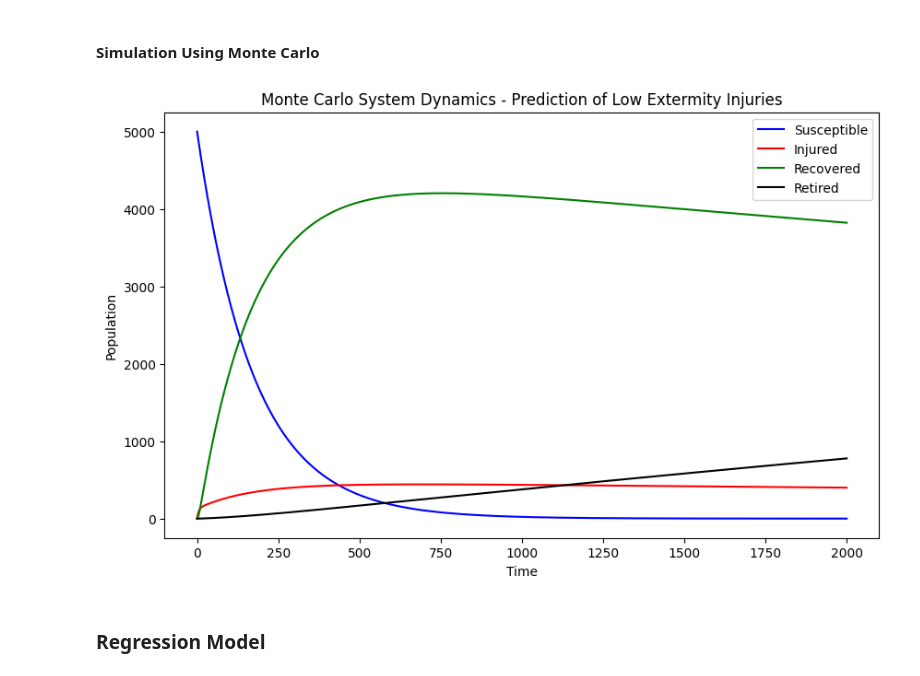
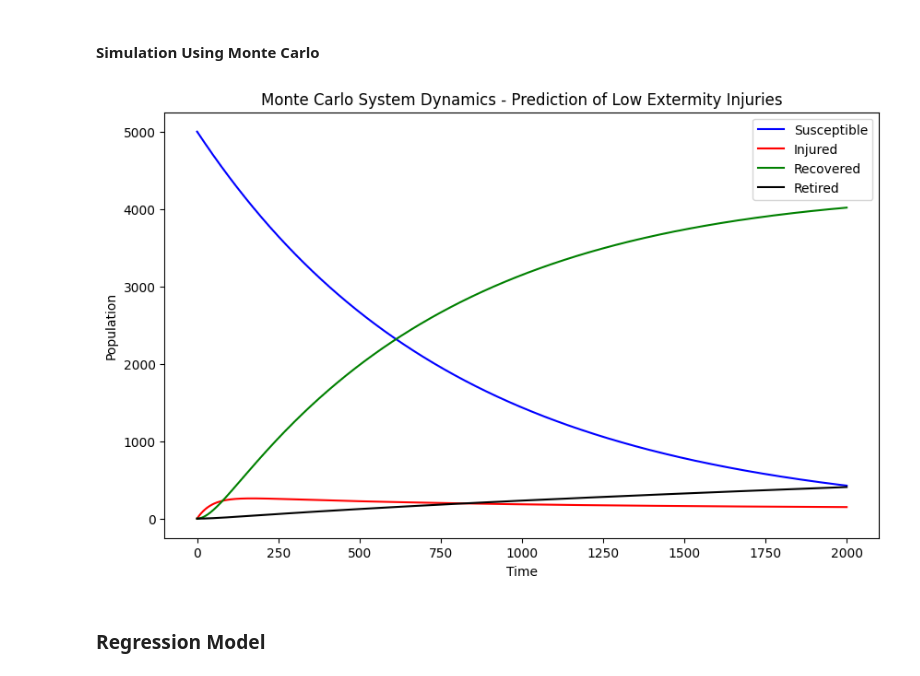
Before and after one commit to zeyadmohaymen/injury-dynamics-model, a Jupyter notebook: src/simulations.ipynb, the cells around one changed output. Saved outputs shown, nothing was run; the diff lists cells and outputs as text; code cells hidden in the pictures.

Commit message:
complex model monte carlo simulation

```diff
--- a/src/simulations.ipynb
+++ b/src/simulations.ipynb
@@ -271,12 +271,12 @@ from scipy.integrate import odeint
 import matplotlib.pyplot as plt
 
 #differential equations
-def model(y, t, sus_injury_rate, sus_training_rate, rec_injury_rate, rec_training_rate, rehab_rate, ret_rate):
+def model(y, t, int_risk_sus, ext_risk, risk_exposure, int_risk_rec, rehab_rate, ret_rate):
     susceptible, injured, recovered, retired = y
 
-    dsdt = - susceptible * sus_injury_rate * sus_training_rate
-    didt = susceptible * sus_injury_rate * sus_training_rate + recovered * rec_injury_rate * rec_training_rate - injured * rehab_rate - injured * ret_rate
-    drdt = injured * rehab_rate - recovered * rec_injury_rate * rec_training_rate
+    dsdt = - susceptible * int_risk_sus * ext_risk * risk_exposure
+    didt = susceptible * int_risk_sus * ext_risk * risk_exposure + recovered * int_risk_rec * ext_risk * risk_exposure - injured * rehab_rate - injured * ret_rate
+    drdt = injured * rehab_rate - recovered * int_risk_rec * ext_risk * risk_exposure
     drretdt = injured * ret_rate
 
     return [dsdt, didt, drdt, drretdt]
@@ -297,43 +297,64 @@ for _ in range(simulations):
     #random variations
     mc_sus_injury_rate = injury_rate + (injury_rate / 10) * np.random.randn()
     mc_sus_training_rate = training_rate + (training_rate / 10) * np.random.randn()
-    mc_rec_injury_rate = rec_injury_rate + (rec_injury_rate / 10) * np.random.randn()
-    mc_rec_training_rate = rec_training_rate + (rec_training_rate / 10) * np.random.randn()
     mc_rehab_rate = rehabilitation_rate + (rehabilitation_rate / 10) * np.random.randn()
     mc_ret_rate = retire_rate + (retire_rate / 10) * np.random.randn()
+
+    mc_temp = temperature + (temperature / 10) * np.random.randn()
+    mc_humidity = humidity + (humidity / 10) * np.random.randn()
+    mc_risk_exposure_rate_in_games_and_practice = risk_exposure_rate_in_games_and_practice + (risk_exposure_rate_in_games_and_practice / 10) * np.random.randn()
+    mc_decline_in_core_stability_rate = decline_in_core_stability_rate + (decline_in_core_stability_rate / 10) * np.random.randn()
+
+    mc_return_to_training_rate = return_to_training_rate + (return_to_training_rate / 10) * np.random.randn()
+    mc_reaction_time = reaction_time + (reaction_time / 10) * np.random.randn()
+    mc_strength = strength + (strength / 10) * np.random.randn()
+    mc_flexibility = flexibility + (flexibility / 10) * np.random.randn()
+    mc_balance = balance + (balance / 10) * np.random.randn()
+    mc_fatigue_rate = fatigue_rate + (fatigue_rate / 10) * np.random.randn()
+    mc_neurocondition = neurocondition + (neurocondition / 10) * np.random.randn()
+    mc_workload = workload + (workload / 10) * np.random.randn()
+    mc_shoe_quality = shoe_quality + (shoe_quality / 10) * np.random.randn()
+
+    mc_quality_of_movement = mc_strength * mc_flexibility * mc_balance * mc_fatigue_rate * mc_neurocondition
+    mc_internal_risk_sus = mc_reaction_time * mc_quality_of_movement
+    mc_internal_risk_rec = mc_reaction_time * mc_quality_of_movement * mc_decline_in_core_stability_rate
+
+    mc_surface_quality = mc_humidity * mc_temp
+    mc_quality_of_shoe_surface_interaction = mc_surface_quality * mc_shoe_quality
+    mc_external_risk = mc_workload * mc_quality_of_shoe_surface_interaction
 
     #initial conditions for each starting from zero recovered and zero retired
     initial_conditions = [susceptible, injured, recovered, retired]
 
     #solving the system
-    result = odeint(model, initial_conditions, t, args=(mc_sus_injury_rate, mc_sus_training_rate, mc_rec_injury_rate, mc_rec_training_rate, mc_rehab_rate, mc_ret_rate))
+    result = odeint(model, initial_conditions, t, args=(mc_internal_risk_sus, mc_external_risk, mc_risk_exposure_rate_in_games_and_practice, mc_internal_risk_rec, mc_rehab_rate, mc_ret_rate))
 
     #accumlating the results
     sus_average += result[:, 0]
     inj_average += result[:, 1]
     rec_average += result[:, 2]
     ret_average += result[:, 3]
 
 #averaging the results over number of simulations (5)
 sus_average /= simulations
 inj_average /= simulations
 rec_average /= simulations
 ret_average /= simulations
 
 #plotting the results
 plt.figure(figsize=(10, 6))
 plt.plot(t, sus_average, label='Susceptible', color='b')
 plt.plot(t, inj_average, label='Injured', color='r')
 plt.plot(t, rec_average, label='Recovered', color='g')
 plt.plot(t, ret_average, label='Retired', color='black')
 
 plt.xlabel('Time')
 plt.ylabel('Population')
 plt.title('Monte Carlo System Dynamics - Prediction of Low Extermity Injuries')
 plt.legend()
 plt.show()
 # %% [output]
-[figure, old version]
+[figure, new version]
 # %% [markdown]
 ### Regression Model
 # %% [markdown]
```
